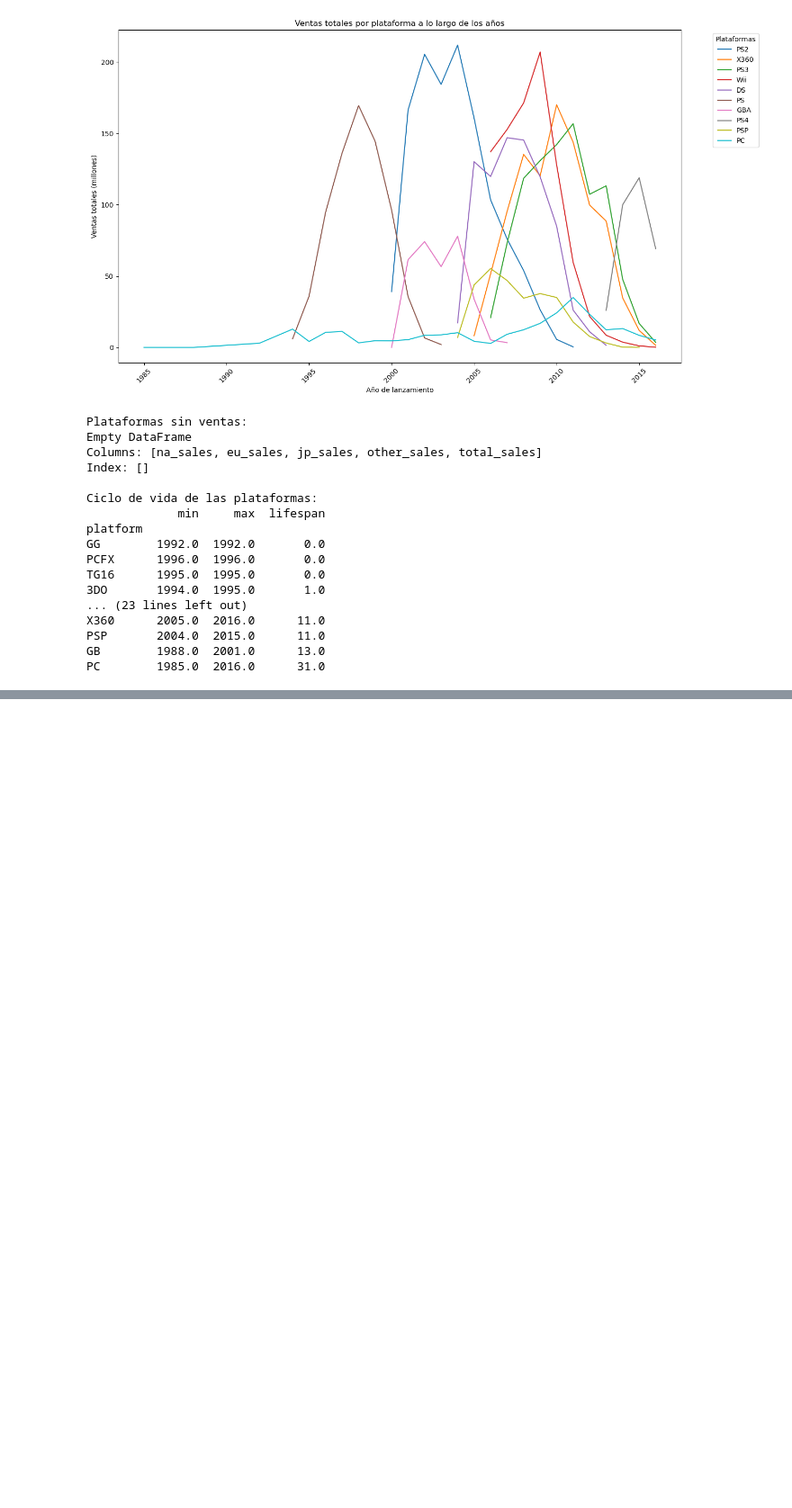
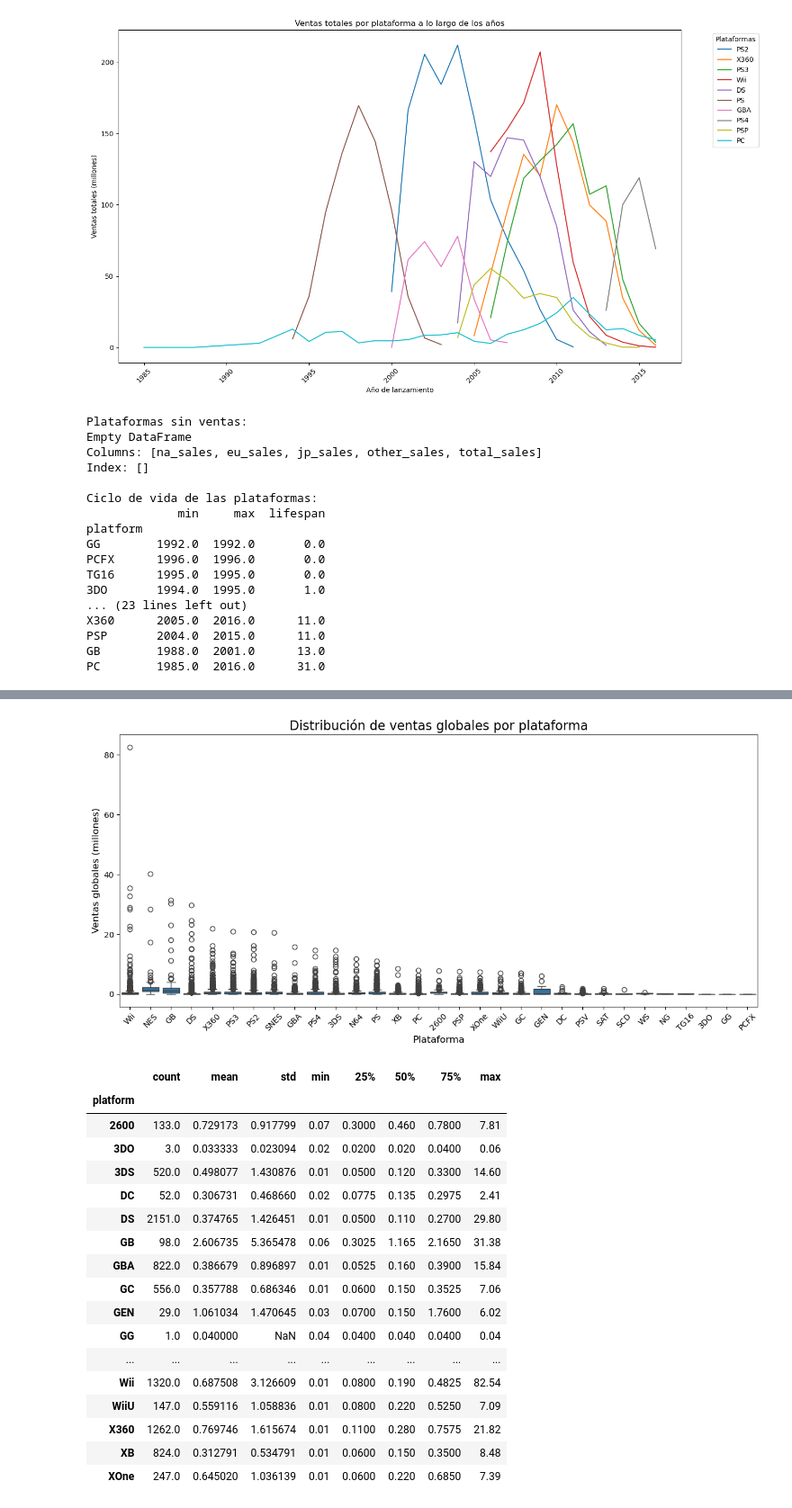
Before and after one commit to reyesleo22/Analisis_-de-Consolas-2016, a Jupyter notebook: reporte.ipynb, the cells around one changed output, grey strips where cells are left out. Shown: that part at 90% size. Cells and saved outputs as stored; diff of their text form; code cells hidden in the pictures; blank space fills up the shorter version.

```diff
--- a/reporte.ipynb
+++ b/reporte.ipynb
@@ -151,0 +212,46 @@ PC        1985.0  2016.0      31.0
+# %%
+import pandas as pd
+import matplotlib.pyplot as plt
+import seaborn as sns
+
+# Cargar el archivo CSV de datos filtrados
+df = pd.read_csv('games_preparados.csv')
+
+# Asegurarse de que los datos no tengan valores nulos y sean consistentes
+df = df.dropna(subset=['total_sales'])  # Eliminar filas con valores nulos en ventas totales
+
+# Crear un diagrama de caja para las ventas globales por plataforma
+plt.figure(figsize=(12, 6))
+sns.boxplot(x='platform', y='total_sales', data=df)
+plt.title('Distribución de ventas globales por plataforma', fontsize=16)
+plt.xlabel('Plataforma', fontsize=12)
+plt.ylabel('Ventas globales (millones)', fontsize=12)
+plt.xticks(rotation=45)
+plt.tight_layout()
+plt.show()
+
+# Calcular estadísticas resumen para las ventas por plataforma
+ventas_por_plataforma = df.groupby('platform')['total_sales'].describe()
+
+# Mostrar las estadísticas de ventas por plataforma
+ventas_por_plataforma
+# %% [output]
+[figure, added]
+|  | count | mean | std | min | 25% | 50% | 75% | max |
+| platform |  |  |  |  |  |  |  |  |
+| 2600 | 133.0 | 0.729173 | 0.917799 | 0.07 | 0.3000 | 0.460 | 0.7800 | 7.81 |
+| 3DO | 3.0 | 0.033333 | 0.023094 | 0.02 | 0.0200 | 0.020 | 0.0400 | 0.06 |
+| 3DS | 520.0 | 0.498077 | 1.430876 | 0.01 | 0.0500 | 0.120 | 0.3300 | 14.60 |
+| DC | 52.0 | 0.306731 | 0.468660 | 0.02 | 0.0775 | 0.135 | 0.2975 | 2.41 |
+| DS | 2151.0 | 0.374765 | 1.426451 | 0.01 | 0.0500 | 0.110 | 0.2700 | 29.80 |
+| GB | 98.0 | 2.606735 | 5.365478 | 0.06 | 0.3025 | 1.165 | 2.1650 | 31.38 |
+| GBA | 822.0 | 0.386679 | 0.896897 | 0.01 | 0.0525 | 0.160 | 0.3900 | 15.84 |
+| GC | 556.0 | 0.357788 | 0.686346 | 0.01 | 0.0600 | 0.150 | 0.3525 | 7.06 |
+| GEN | 29.0 | 1.061034 | 1.470645 | 0.03 | 0.0700 | 0.150 | 1.7600 | 6.02 |
+| GG | 1.0 | 0.040000 | NaN | 0.04 | 0.0400 | 0.040 | 0.0400 | 0.04 |
+| ... | ... | ... | ... | ... | ... | ... | ... | ... |
+| Wii | 1320.0 | 0.687508 | 3.126609 | 0.01 | 0.0800 | 0.190 | 0.4825 | 82.54 |
+| WiiU | 147.0 | 0.559116 | 1.058836 | 0.01 | 0.0800 | 0.220 | 0.5250 | 7.09 |
+| X360 | 1262.0 | 0.769746 | 1.615674 | 0.01 | 0.1100 | 0.280 | 0.7575 | 21.82 |
+| XB | 824.0 | 0.312791 | 0.534791 | 0.01 | 0.0600 | 0.150 | 0.3500 | 8.48 |
+| XOne | 247.0 | 0.645020 | 1.036139 | 0.01 | 0.0600 | 0.220 | 0.6850 | 7.39 |
```
Also changed, not shown: parts of 7 cells of this notebook.
